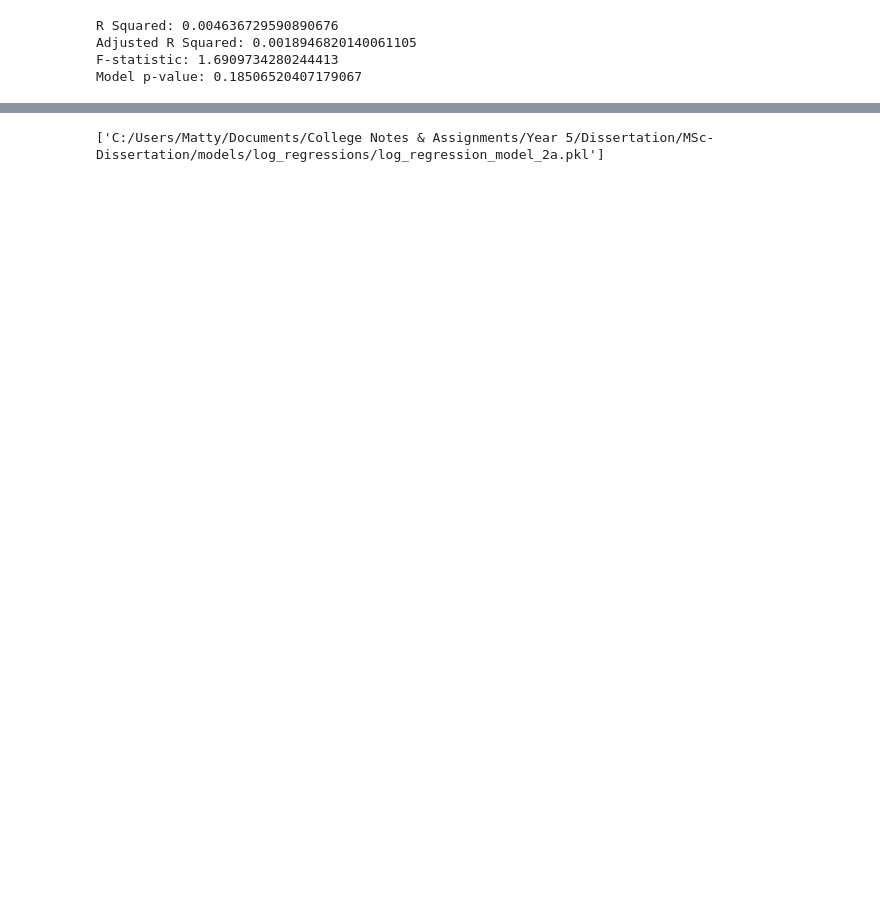
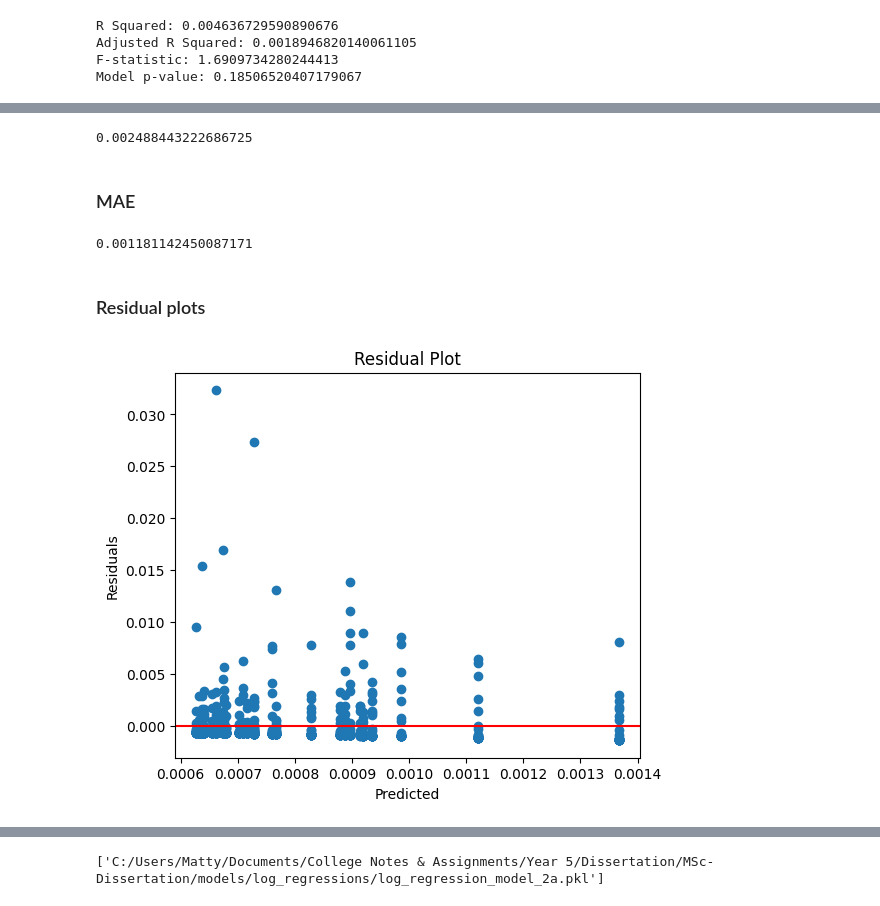
Before and after one commit to Matthew-Riddell/MSc-Dissertation, a Jupyter notebook: notebooks/09-log-regressions.ipynb, the cells around one changed output, grey strips where cells are left out. Drawn from its saved outputs; the diff is of its cells as text; code cells hidden in the pictures; blank space fills up the shorter version.

Commit message:
Log Regressions: RMSE, MAE and Residual Plots
RMSE, MAE and Residual Plots for Log Regression Model Evaluation

```diff
--- a/notebooks/09-log-regressions.ipynb
+++ b/notebooks/09-log-regressions.ipynb
@@ -173,0 +204,16 @@ y = master["Log_Signatures_Per_Capita"]
+# %%
+X_vif = sm.add_constant(X)
+
+vif = pd.DataFrame()
+
+vif["Variable"] = X_vif.columns
+
+vif["VIF"] = [
+    variance_inflation_factor(
+        X_vif.values,
+        i
+    )
+    for i in range(X_vif.shape[1])
+]
+
+print(vif)
@@ -207,0 +267,2 @@ Model p-value: 0.18506520407179067
+# %%
+predictions_2A = log_model_2A.predict(X)
@@ -207,0 +271,33 @@ Model p-value: 0.18506520407179067
+# %%
+rmse = np.sqrt(
+    mean_squared_error(y, predictions_2A)
+)
+
+print(rmse)
+# %% [output]
+0.002488443222686725
+# %% [markdown]
+### MAE
+# %%
+mae = mean_absolute_error(
+    y,
+    predictions_2A
+)
+
+print(mae)
+# %% [output]
+0.001181142450087171
+# %% [markdown]
+### Residual plots
+# %%
+residuals_2A = y - predictions_2A
+# %%
+plt.figure(figsize=(6,5))
+plt.scatter(predictions_2A, residuals_2A)
+plt.axhline(0,color="red")
+plt.xlabel("Predicted")
+plt.ylabel("Residuals")
+plt.title("Residual Plot")
+plt.show()
+# %% [output]
+[figure, added]
```
Also changed, not shown: parts of 122 cells of this notebook, 2 other files.
